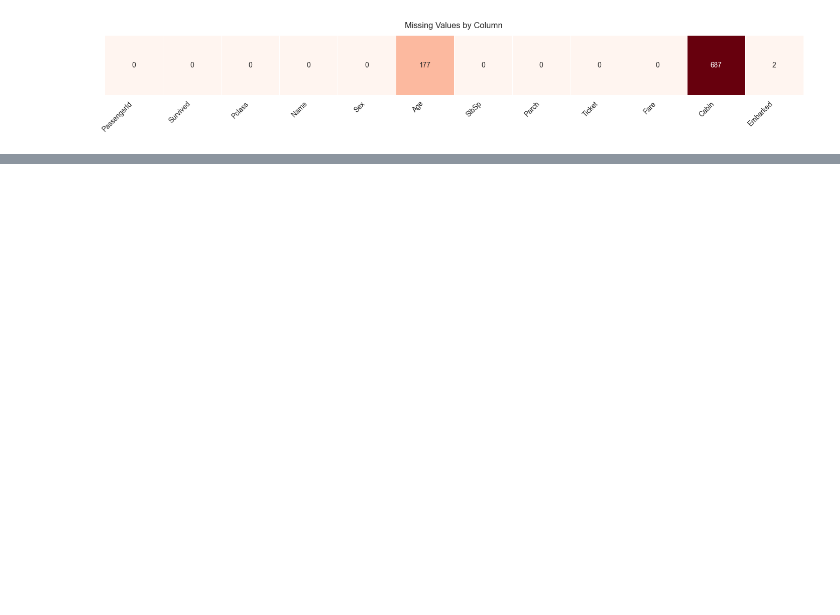
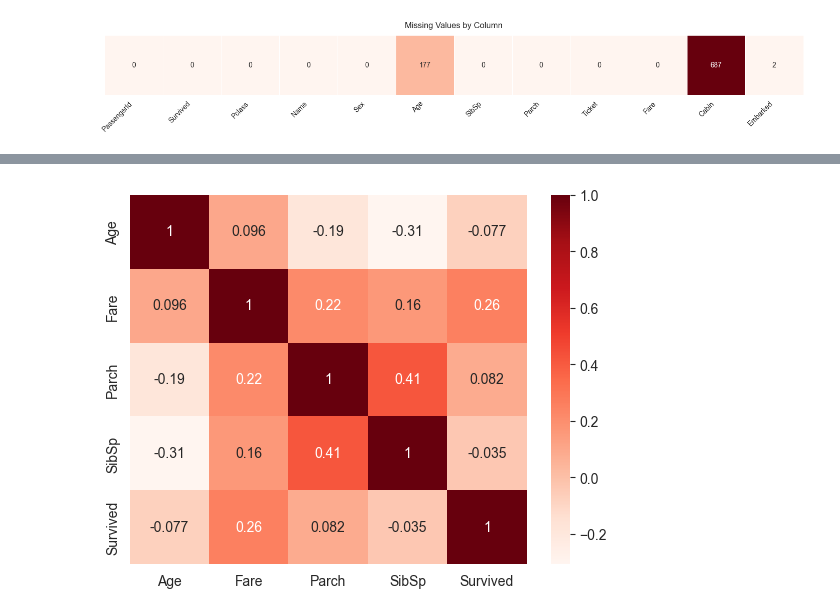
Before and after one commit to emschutt/Applied-Data-Science-Classes, a Jupyter notebook: Machine Learning/Homework_4.ipynb, the cells around one changed output, grey strips where cells are left out. Cells and saved outputs as stored; diff of their text form; code cells hidden in the pictures; blank space fills up the shorter version.

```diff
--- a/Machine Learning/Homework_4.ipynb
+++ b/Machine Learning/Homework_4.ipynb
@@ -72,0 +104,7 @@ plt.show()
+# %%
+df_num = df[['Age', 'Fare', 'Parch', 'SibSp', 'Survived']]
+
+sns.heatmap(df_num.corr(), cmap="Reds", annot=True,)
+plt.show()
+# %% [output]
+[figure, added]
```
Also changed, not shown: parts of 4 cells of this notebook.
